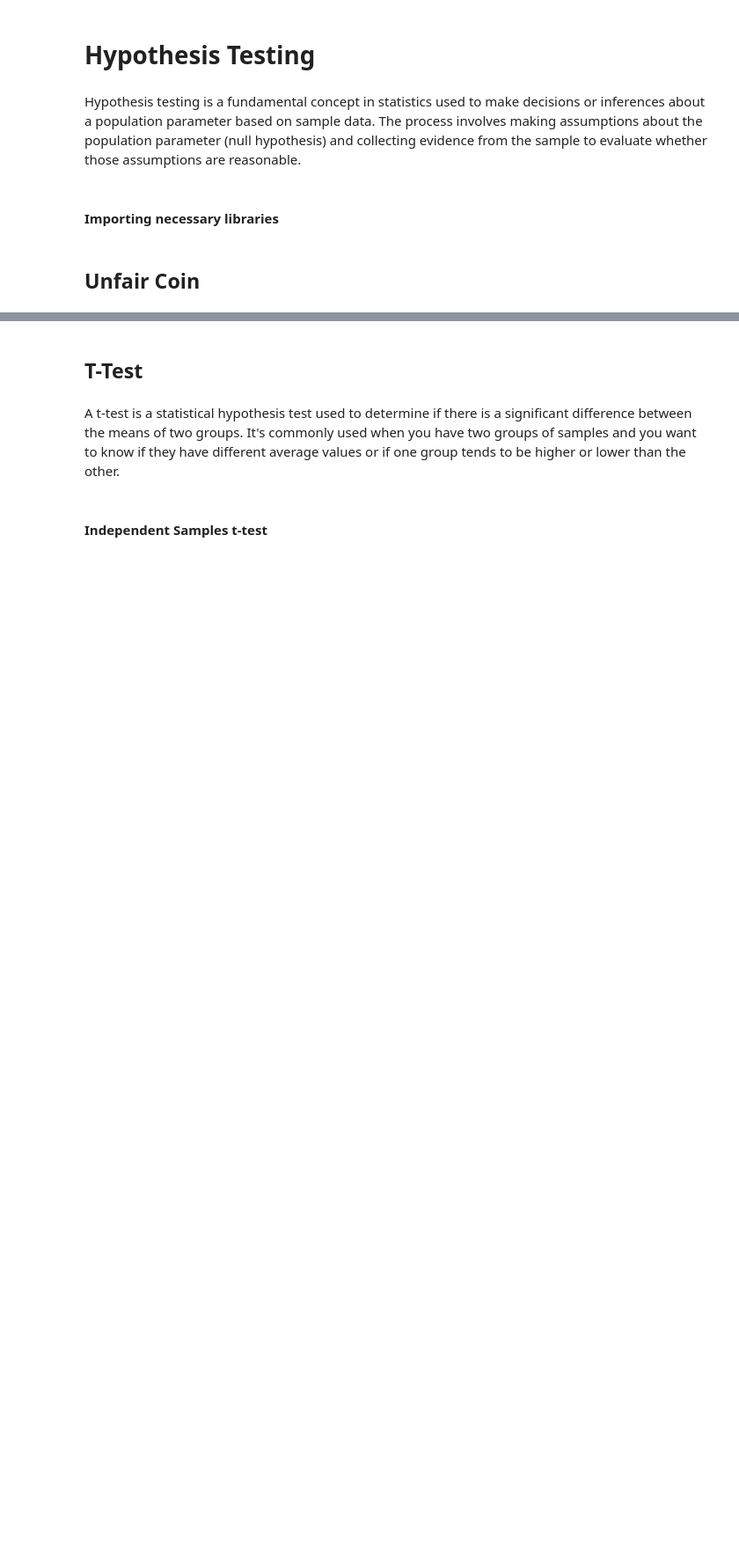
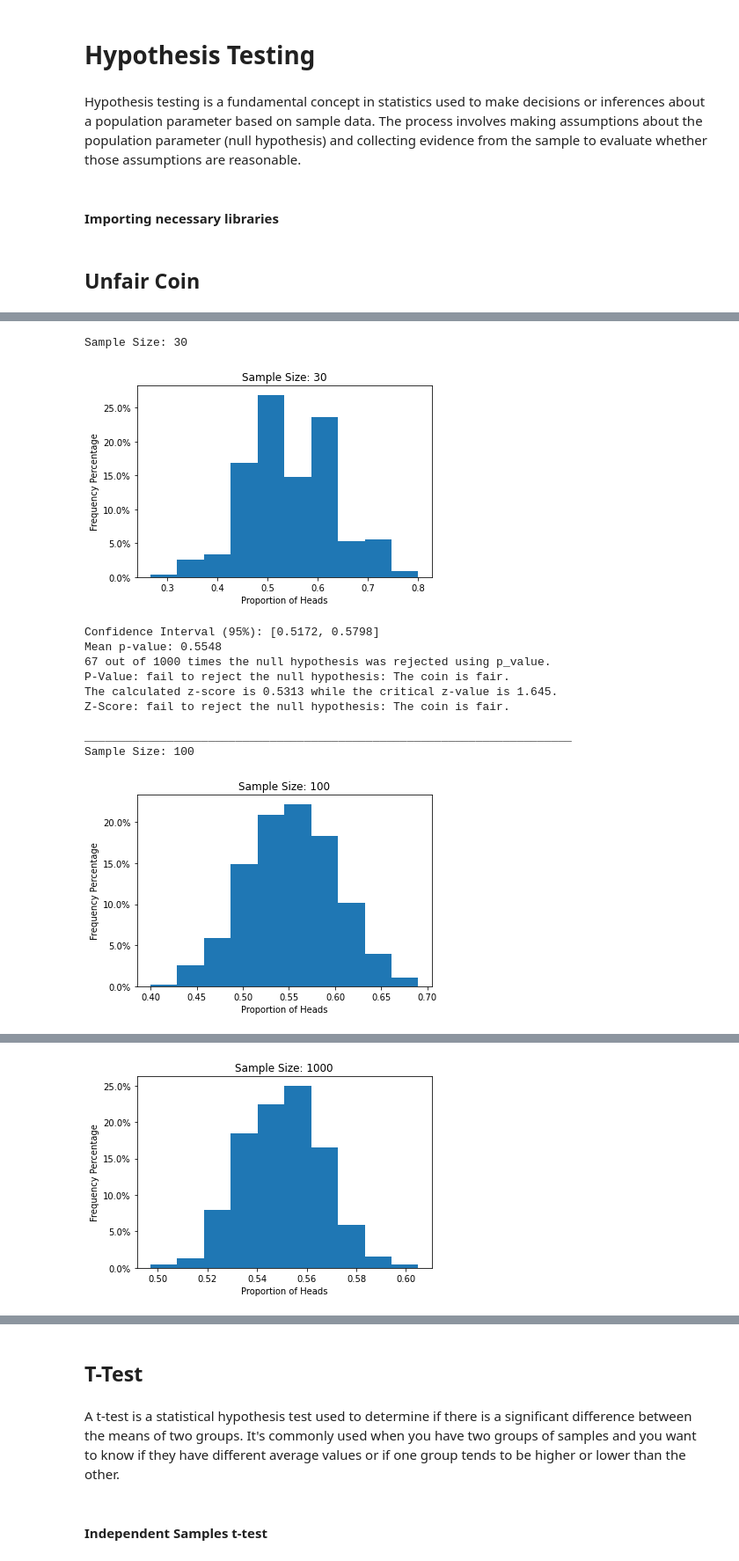
Before and after one commit to avamirm/implementation-of-some-tools-for-statistical-analysis, a Jupyter notebook: Hypothesis Testing.ipynb, the cells around one changed output, grey strips where cells are left out. Shown: that part at 88% size. Cells and saved outputs as stored; diff of their text form; code cells hidden in the pictures; blank space fills up the shorter version.

Commit message:
Unfait Coin part added

```diff
--- a/Hypothesis Testing.ipynb
+++ b/Hypothesis Testing.ipynb
@@ -14,0 +28,79 @@ import seaborn as sns
+# %%
+BIAS = 0.05
+FLIPS_COUNT = 1000
+
+def test_coin(sample_size, alpha=0.05):
+    outcomes = ['heads', 'tails']
+    p_expected = 0.5
+    p_observed = []
+    does_reject_null_hypothesis = []
+    p_values = []
+
+    for _ in range(FLIPS_COUNT):
+        flips = random.choices(outcomes, weights=[0.5 + BIAS, 0.5 - BIAS], k=sample_size)
+        heads_count = flips.count('heads')
+        p_observed.append(heads_count / sample_size)
+        p_value = binom_test(heads_count, sample_size, p_expected)
+        p_values.append(p_value)
+        if p_value < alpha:
+            does_reject_null_hypothesis.append(True)
+        else:
+            does_reject_null_hypothesis.append(False)
+
+    plt.hist(p_observed, weights=np.ones(len(p_observed)) / len(p_observed))
+    plt.title(f"Sample Size: {sample_size}")
+    plt.gca().yaxis.set_major_formatter(PercentFormatter(1))
+    plt.xlabel("Proportion of Heads")
+    plt.ylabel("Frequency Percentage")
+    plt.show()
+
+    sample_mean = np.mean(p_observed)
+    std_divide_by_rad_n = np.sqrt((p_expected * (1 - p_expected)) / sample_size)
+    critical_z = round(norm.ppf(0.95, loc=0, scale=1), 3)
+    z_score = (sample_mean - p_expected) / std_divide_by_rad_n
+
+    mean_p = np.mean(p_observed)
+    std_err = np.std(p_observed) / np.sqrt(sample_size)
+
+    margin_of_error = 1.96 * std_err
+    ci_lower = mean_p - margin_of_error
+    ci_upper = mean_p + margin_of_error
+    print(f"Confidence Interval (95%): [{ci_lower:.4f}, {ci_upper:.4f}]")
+
+    p_value = np.mean(p_values)
+    print(f"Mean p-value: {p_value:.4f}")
+    print(f"{does_reject_null_hypothesis.count(True)} out of {FLIPS_COUNT} times the null hypothesis was rejected using p_value.")
+    if (does_reject_null_hypothesis.count(True) >= FLIPS_COUNT/2):
+        print("P-Value: reject the null hypothesis: The coin is biased and the probability of getting Heads is more")
+    else:
+        print("P-Value: fail to reject the null hypothesis: The coin is fair.")
+
+    print(f"The calculated z-score is {z_score:.4f} while the critical z-value is {critical_z}.")
+    if (z_score > critical_z):
+        print("Z-Score: reject the null hypothesis: The coin is biased and the probability of getting Heads is more")
+    else:
+        print("Z-Score: fail to reject the null hypothesis: The coin is fair.")
+
+    return z_score
+
+print("Sample Size: 30")
+z_score1 = test_coin(sample_size=30)
+print("\n_______________________________________________________________________")
+print("Sample Size: 100")
+z_score2 = test_coin(sample_size=100)
+print("\n_______________________________________________________________________")
+print("Sample Size: 1000")
+z_score3 = test_coin(sample_size=1000)
+# %% [output]
+Sample Size: 30
+[figure, added]
+Confidence Interval (95%): [0.5172, 0.5798]
+Mean p-value: 0.5548
+67 out of 1000 times the null hypothesis was rejected using p_value.
+P-Value: fail to reject the null hypothesis: The coin is fair.
+The calculated z-score is 0.5313 while the critical z-value is 1.645.
+Z-Score: fail to reject the null hypothesis: The coin is fair.
+
+_______________________________________________________________________
+Sample Size: 100
+[figure, added]
@@ -14,0 +116 @@ import seaborn as sns
+[figure, added]
```
Also changed, not shown: parts of 8 cells of this notebook.
